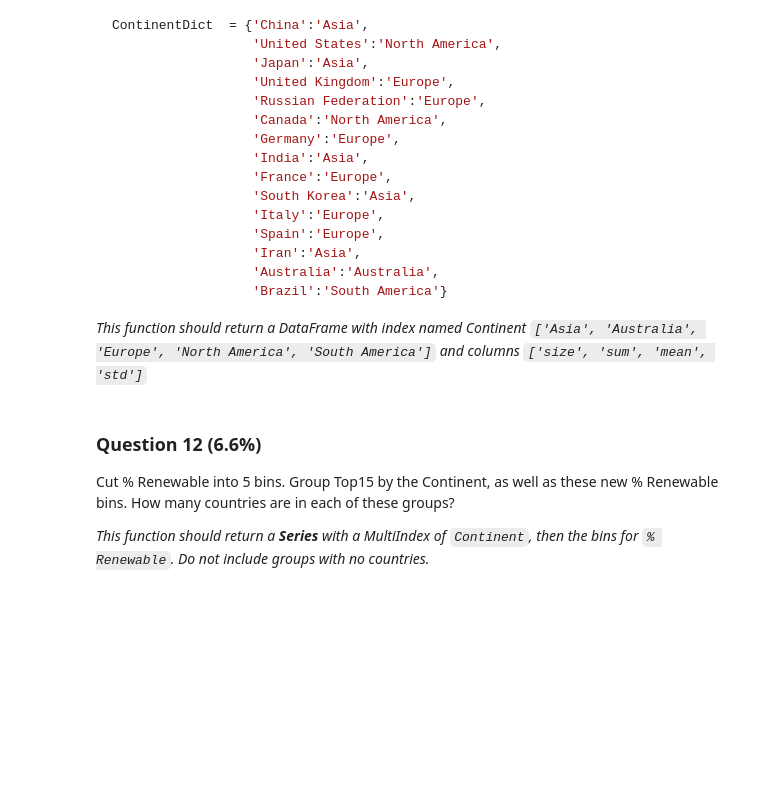
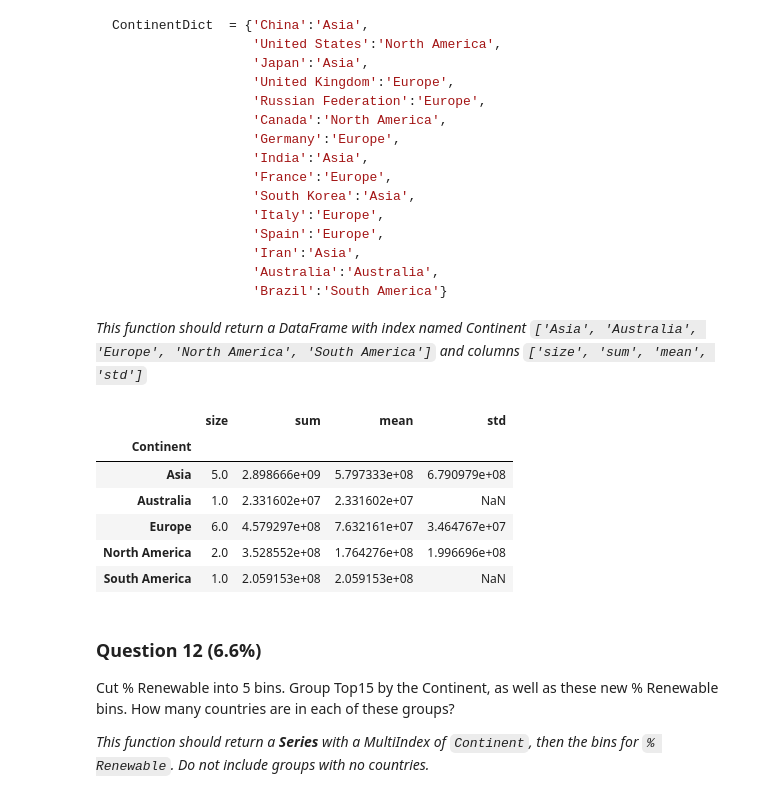
Before and after one commit to amrothemich/applied-data-science, a Jupyter notebook: Assignment 3.ipynb, the cells around one changed output. Cells and saved outputs as stored; diff of their text form; code cells hidden in the pictures; blank space fills up the shorter version.

````diff
--- a/Assignment 3.ipynb
+++ b/Assignment 3.ipynb
@@ -379,10 +378,44 @@ ContinentDict  = {'China':'Asia',
 ```
 
 *This function should return a DataFrame with index named Continent `['Asia', 'Australia', 'Europe', 'North America', 'South America']` and columns `['size', 'sum', 'mean', 'std']`*
-# %%
-def answer_eleven():
-    Top15 = answer_one()
-    return "ANSWER"
+# %%
+def answer_eleven():
+    import pandas as pd
+    import numpy as np
+    Top15 = answer_one()
+    Top15['Est Population'] = ((Top15['Energy Supply'] / Top15['Energy Supply per Capita'])
+            .astype(float))
+    ContinentDict  = {'China':'Asia',
+                  'United States':'North America',
+                  'Japan':'Asia',
+                  'United Kingdom':'Europe',
+                  'Russian Federation':'Europe',
+                  'Canada':'North America',
+                  'Germany':'Europe',
+                  'India':'Asia',
+                  'France':'Europe',
+                  'South Korea':'Asia',
+                  'Italy':'Europe',
+                  'Spain':'Europe',
+                  'Iran':'Asia',
+                  'Australia':'Australia',
+                  'Brazil':'South America'}
+    Top15['Continent'] = Top15.index.map(ContinentDict)
+    #Top15.groupby('Continent')['Est Population']
+
+    return Top15.groupby('Continent')['Est Population'].agg(size=np.size, sum=np.sum, mean=np.mean, std=np.std)
+
+
+
+answer_eleven()
+# %% [output]
+|  | size | sum | mean | std |
+| Continent |  |  |  |  |
+| Asia | 5.0 | 2.898666e+09 | 5.797333e+08 | 6.790979e+08 |
+| Australia | 1.0 | 2.331602e+07 | 2.331602e+07 | NaN |
+| Europe | 6.0 | 4.579297e+08 | 7.632161e+07 | 3.464767e+07 |
+| North America | 2.0 | 3.528552e+08 | 1.764276e+08 | 1.996696e+08 |
+| South America | 1.0 | 2.059153e+08 | 2.059153e+08 | NaN |
 # %% [markdown]
 ### Question 12 (6.6%)
 Cut % Renewable into 5 bins. Group Top15 by the Continent, as well as these new % Renewable bins. How many countries are in each of these groups?
````
Also changed, not shown: parts of 18 cells of this notebook.
